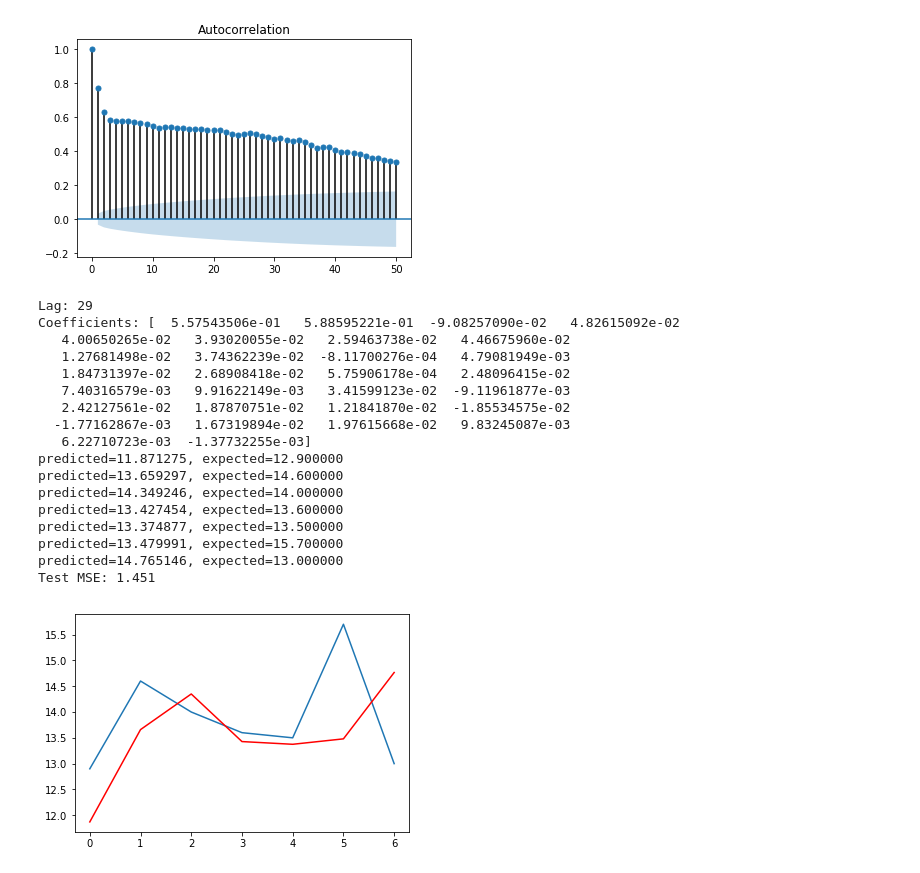
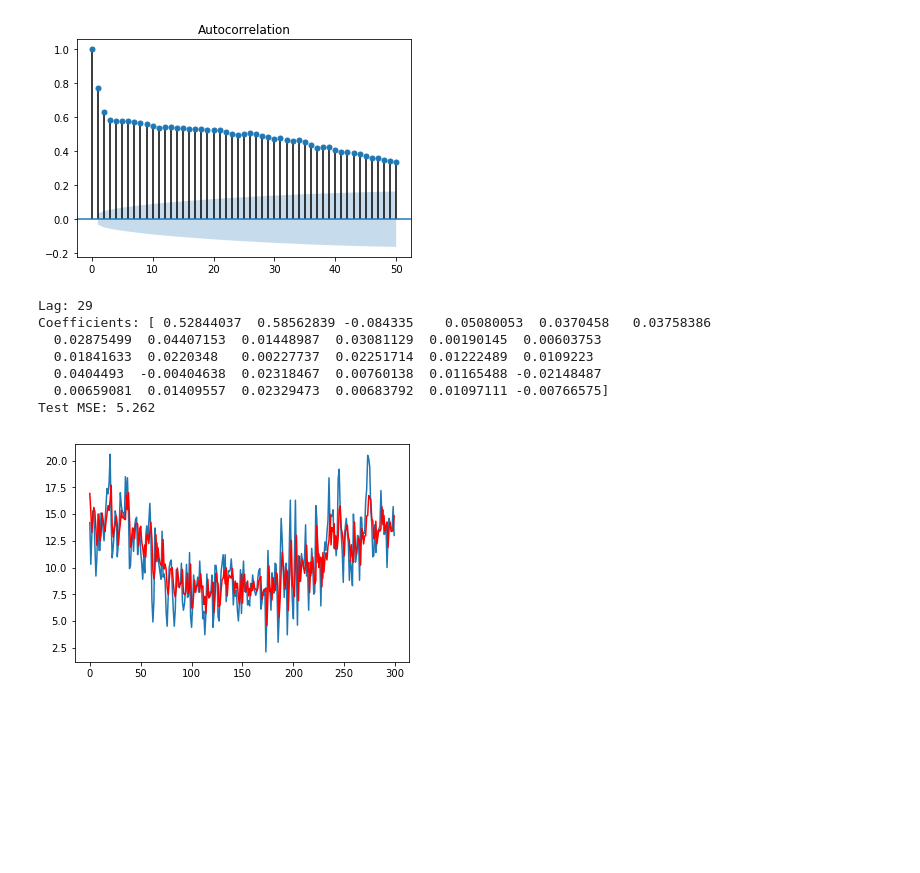
Before and after one commit to Kanbc/ar-model-python, a Jupyter notebook: AR model function.ipynb, the cells around one changed output. Cells and saved outputs as stored; diff of their text form; code cells hidden in the pictures; blank space fills up the shorter version.

```diff
--- a/AR model function.ipynb
+++ b/AR model function.ipynb
@@ -84,11 +74,12 @@ from pandas import Series
 from matplotlib import pyplot
 from statsmodels.tsa.ar_model import AR
 from sklearn.metrics import mean_squared_error
+
 series = Series.from_csv('data/daily-minimum-temperatures.csv', header=0)
 
 # Split dataset
+test_length = 300
 X = series.values
-test_length = 7
 train, test = X[1:len(X)-test_length], X[len(X)-test_length:]
 
 # Train autoregression
@@ -96,48 +87,38 @@ model = AR(train)
 model_fit = model.fit()
 window = model_fit.k_ar # best order
 coef = model_fit.params # [b0 b1 ... bn]
 print('Lag:', window)
 print('Coefficients:', coef)
 
 # Walk forward over time steps in test
 history = train[len(train)-window:] # row ที่ len(train)-window ถึง end
 history = [history[i] for i in range(len(history))]
 predictions = list()
 for t in range(len(test)):
     length = len(history) # 29
     lag = [history[i] for i in range(length-window,length)] # 1-29
 
     # create yhat
     yhat = coef[0]
     for d in range(window):
         yhat += coef[d+1] * lag[window-d-1]
     obs = test[t]
     predictions.append(yhat)
     history.append(obs)
-    print('predicted=%f, expected=%f' % (yhat, obs))
+    #print('predicted=%f, expected=%f' % (yhat, obs))
 error = mean_squared_error(test, predictions)
 print('Test MSE: %.3f' % error)
 
 # Plot
 pyplot.plot(test)
 pyplot.plot(predictions, color='red')
 pyplot.show()
 # %% [output]
 Lag: 29
-Coefficients: [  5.57543506e-01   5.88595221e-01  -9.08257090e-02   4.82615092e-02
-   4.00650265e-02   3.93020055e-02   2.59463738e-02   4.46675960e-02
-   1.27681498e-02   3.74362239e-02  -8.11700276e-04   4.79081949e-03
-   1.84731397e-02   2.68908418e-02   5.75906178e-04   2.48096415e-02
-   7.40316579e-03   9.91622149e-03   3.41599123e-02  -9.11961877e-03
-   2.42127561e-02   1.87870751e-02   1.21841870e-02  -1.85534575e-02
-  -1.77162867e-03   1.67319894e-02   1.97615668e-02   9.83245087e-03
-   6.22710723e-03  -1.37732255e-03]
-predicted=11.871275, expected=12.900000
-predicted=13.659297, expected=14.600000
-predicted=14.349246, expected=14.000000
-predicted=13.427454, expected=13.600000
-predicted=13.374877, expected=13.500000
-predicted=13.479991, expected=15.700000
-predicted=14.765146, expected=13.000000
-Test MSE: 1.451
+Coefficients: [ 0.52844037  0.58562839 -0.084335    0.05080053  0.0370458   0.03758386
+  0.02875499  0.04407153  0.01448987  0.03081129  0.00190145  0.00603753
+  0.01841633  0.0220348   0.00227737  0.02251714  0.01222489  0.0109223
+  0.0404493  -0.00404638  0.02318467  0.00760138  0.01165488 -0.02148487
+  0.00659081  0.01409557  0.02329473  0.00683792  0.01097111 -0.00766575]
+Test MSE: 5.262
-[figure, old version]
+[figure, new version]
```
Also changed, not shown: parts of 1 cell of this notebook.
